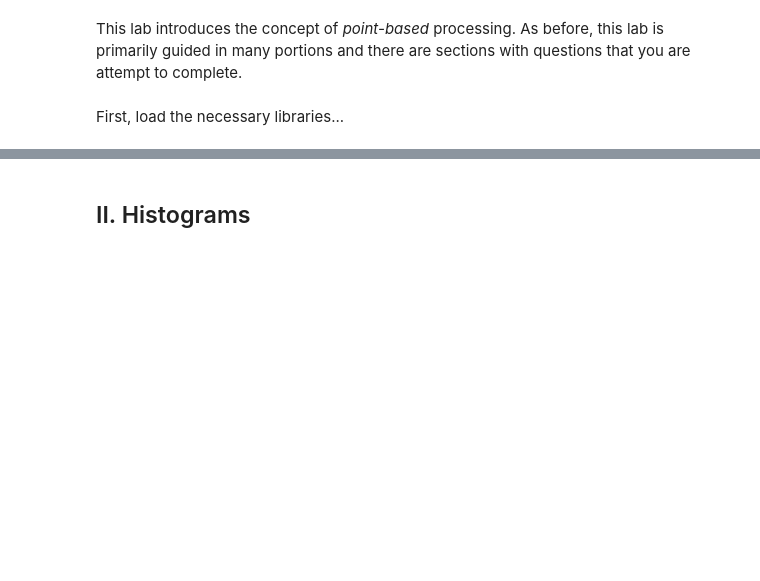
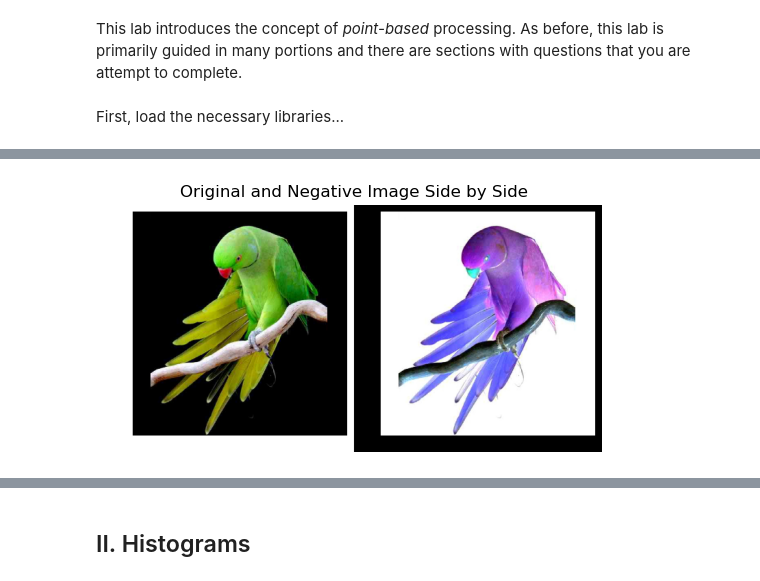
Before and after one commit to junyao0525/Vision-lab-CDS6334, a Jupyter notebook: Lab02/Lab02/Lab02.ipynb, the cells around one changed output, grey strips where cells are left out. Saved outputs shown, nothing was run; the diff lists cells and outputs as text; code cells hidden in the pictures; blank space fills up the shorter version.

```diff
--- a/Lab02/Lab02/Lab02.ipynb
+++ b/Lab02/Lab02/Lab02.ipynb
@@ -98,0 +164,11 @@ plt.show()
+# %%
+# Apply negative transformation
+negative = 255 - parrot
+
+# Display the result
+plt.imshow(np.hstack((parrot, negative)))
+plt.axis('off')  # Hides axes for cleaner display
+plt.title("Original and Negative Image Side by Side")
+plt.show()
+# %% [output]
+[figure, added]
```
Also changed, not shown: parts of 23 cells of this notebook, 3 other files.
